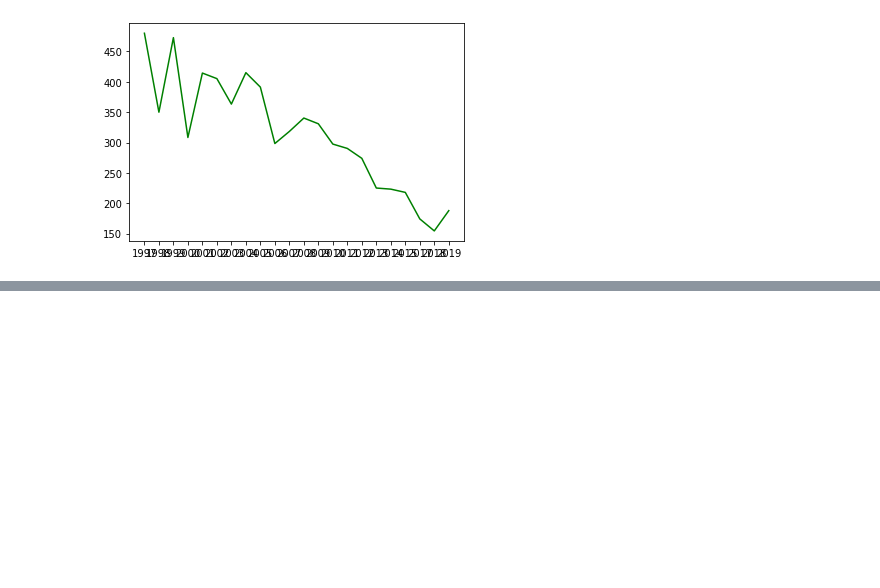
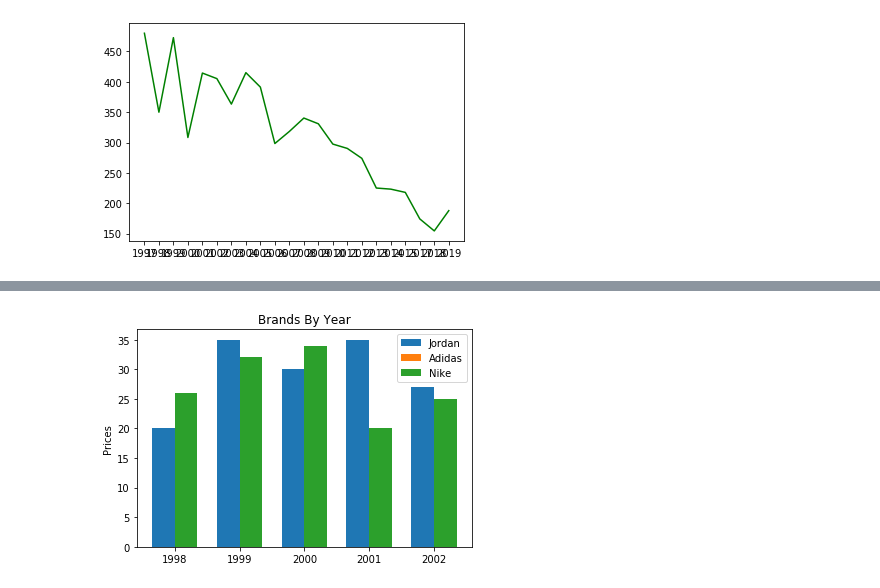
Before and after one commit to GaelGil/web-scraper, a Jupyter notebook: analysis/main_data.ipynb, the cells around one changed output, grey strips where cells are left out. Cells and saved outputs as stored; diff of their text form; code cells hidden in the pictures; blank space fills up the shorter version.

Commit message:
all data should be good now I have to grapht it

```diff
--- a/analysis/main_data.ipynb
+++ b/analysis/main_data.ipynb
@@ -157,0 +341,22 @@ years.head()
+# %%
+N = 5
+men_means = (20, 35, 30, 35, 27)
+women_means = (25, 32, 34, 20, 25)
+women_means = (26, 32, 34, 20, 25)
+
+
+ind = np.arange(N)
+width = 0.35
+plt.bar(ind, men_means, width, label='Jordan')
+plt.bar(ind + width, women_means, width,label='Adidas')
+plt.bar(ind + width, women_means, width,label='Nike')
+
+
+plt.ylabel('Prices')
+plt.title('Brands By Year')
+
+plt.xticks(ind + width / 2, ('1998', '1999', '2000', '2001', '2002'))
+plt.legend(loc='best')
+plt.show()
+# %% [output]
+[figure, added]
```
Also changed, not shown: parts of 7 cells of this notebook.
